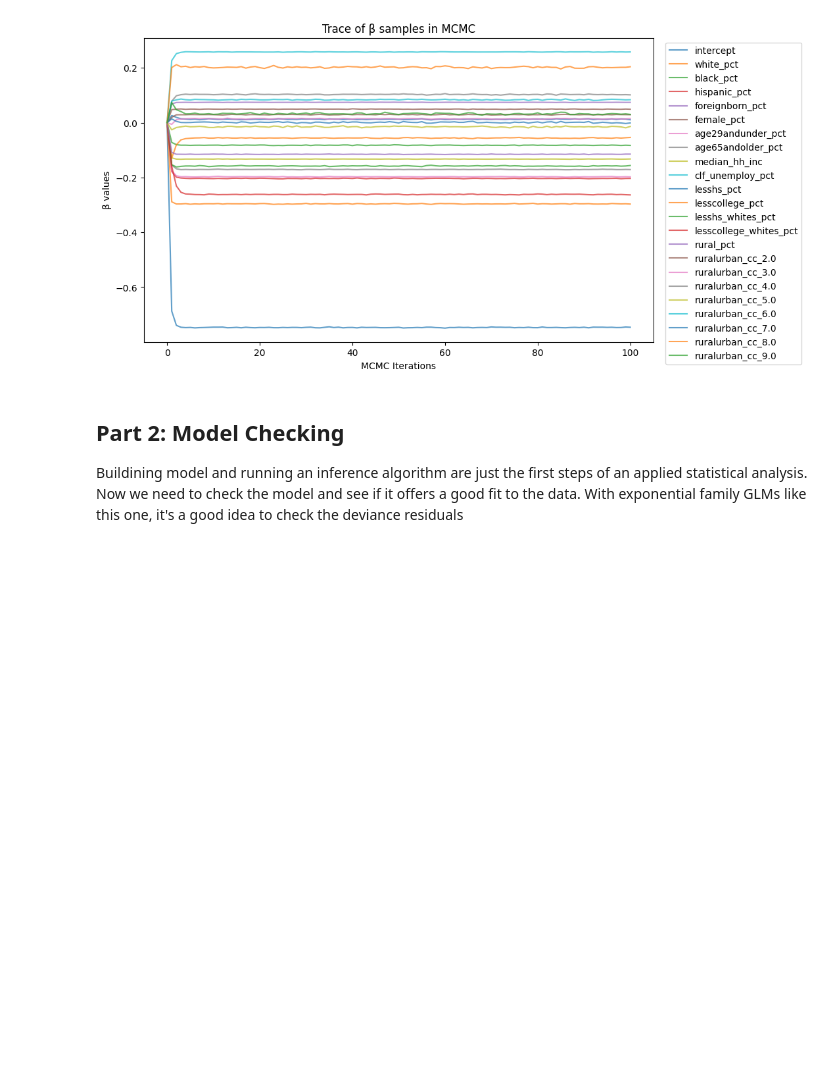
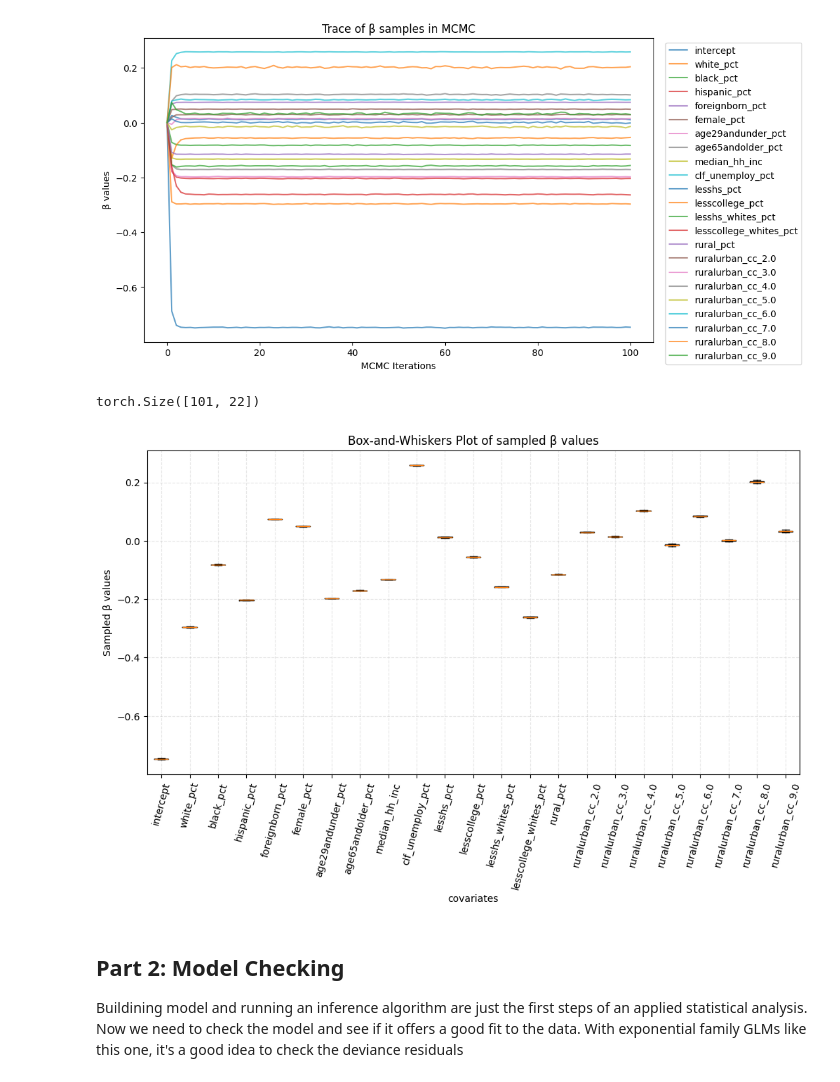
Before and after one commit to dlvh/stats305b, a Jupyter notebook: assignments/hw2/hw2.ipynb, the cells around one changed output. Cells and saved outputs as stored; diff of their text form; code cells hidden in the pictures; blank space fills up the shorter version.

```diff
--- a/assignments/hw2/hw2.ipynb
+++ b/assignments/hw2/hw2.ipynb
@@ -667,3 +664,20 @@ plt.show()
+# %%
+betas[:,1:].shape
+# %% [output]
+torch.Size([101, 22])
+# %%
+# Plot the distribution of samples as a boxplot
+# TODO - DONE
+plt.figure(figsize=(12, 6))
+plt.boxplot(betas, showfliers=False)
+plt.xlabel("covariates")
+plt.ylabel("Sampled β values")
+plt.title("Box-and-Whiskers Plot of sampled β values")
+plt.xticks(range(1, betas.shape[1]+1), covariate_names, rotation=75)
+plt.grid(True, linestyle="--", alpha=0.3)
+plt.show()
+# %% [output]
+[figure, added]
 # %%
 # Plot the predicted probabilities of D votes across counties
 # TODO
```
Also changed, not shown: parts of 3 cells of this notebook.
